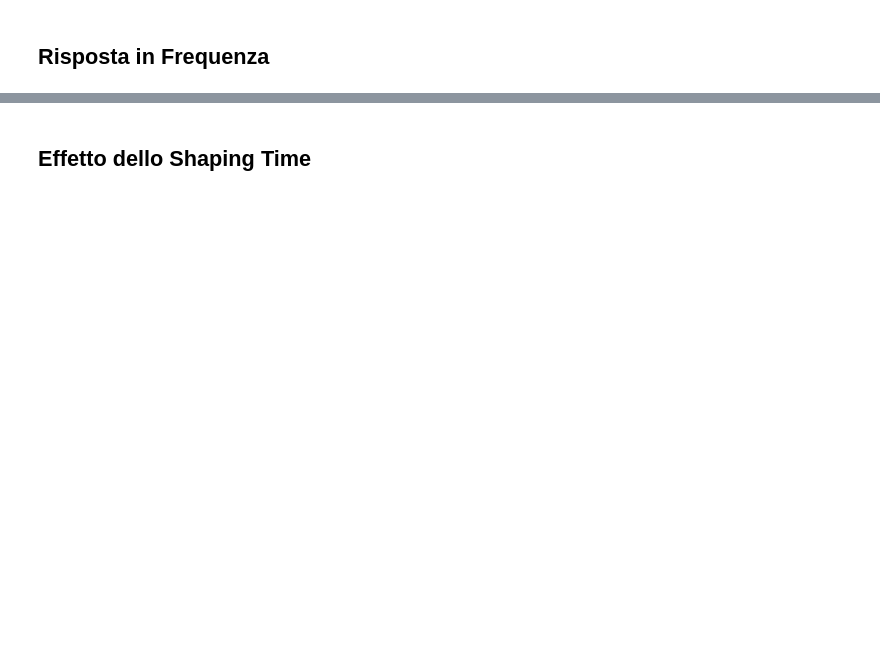
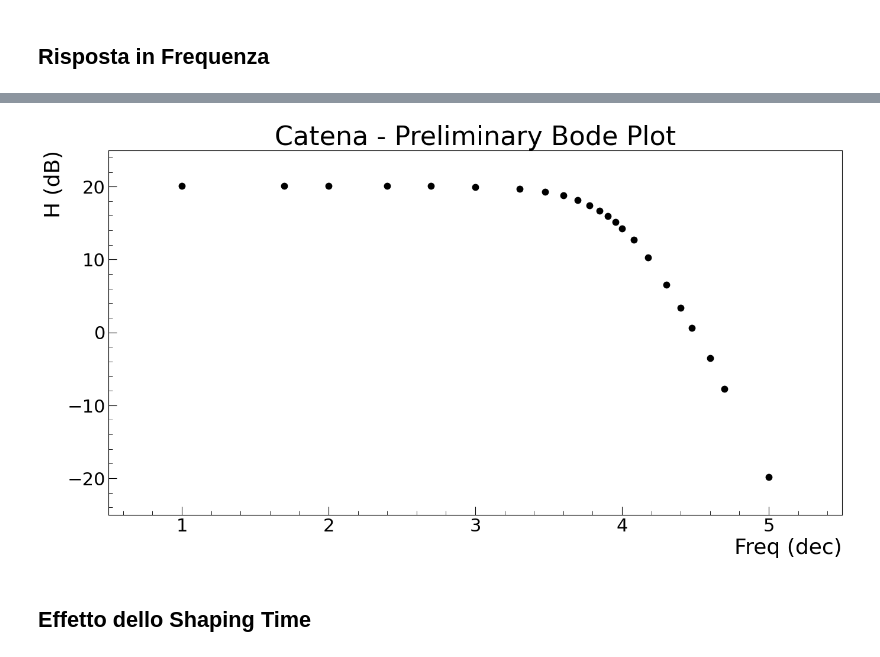
Before and after one commit to niklai99/physics_laboratory_2020_2021, a Jupyter notebook: CATENA ELETTRONICA/Python/InLab.ipynb, the cells around one changed output, grey strips where cells are left out. Cells and saved outputs as stored; diff of their text form; code cells hidden in the pictures; blank space fills up the shorter version.

```diff
--- a/CATENA ELETTRONICA/Python/InLab.ipynb
+++ b/CATENA ELETTRONICA/Python/InLab.ipynb
@@ -490,33 +554,35 @@ data
 # %%
 # FIG SETTINGS AND AXES
 fig = plt.figure(figsize=(16,8))
 ax1 = fig.add_subplot(1, 1, 1)
 
 # PLOT DATA
 ax1.plot(data['f'], data['T'], color = '#000000', linewidth = 0, marker = '.', markersize = 15, label = 'Data')
 
 # PLOT TITLE
 ax1.set_title('Catena - Preliminary Bode Plot', fontsize = 32)
 
 # AXIS LABELS
 ax1.set_xlabel('Freq (dec)', fontsize = 26, loc = 'right')
 ax1.set_ylabel('H (dB)', fontsize = 26, loc = 'top')
 
 # AXIS TICKS
 ax1.tick_params(axis = 'both', which = 'major', labelsize = 22, direction = 'in', length = 10)
 ax1.tick_params(axis = 'both', which = 'minor', labelsize = 22, direction = 'in', length = 5)
 ax1.set_xticks(ticks = ax1.get_xticks(), minor = True)
 ax1.set_yticks(ticks = ax1.get_yticks(), minor = True)
 ax1.minorticks_on()
 
 # PLOT RANGE
-ax1.set_xlim(left = 1.5, right = 6.2)
-ax1.set_ylim(bottom = -48, top = 0)
+#ax1.set_xlim(left = 1.5, right = 6.2)
+#ax1.set_ylim(bottom = -48, top = 0)
 
 # SAVE FIGURE
 #fig.savefig('../Logbook/.png', dpi = 300)
 
 plt.show()
+# %% [output]
+[figure, added]
 # %% [markdown]
 ## Effetto dello Shaping Time
 # %%
```
Also changed, not shown: parts of 7 cells of this notebook, 16 other files.
